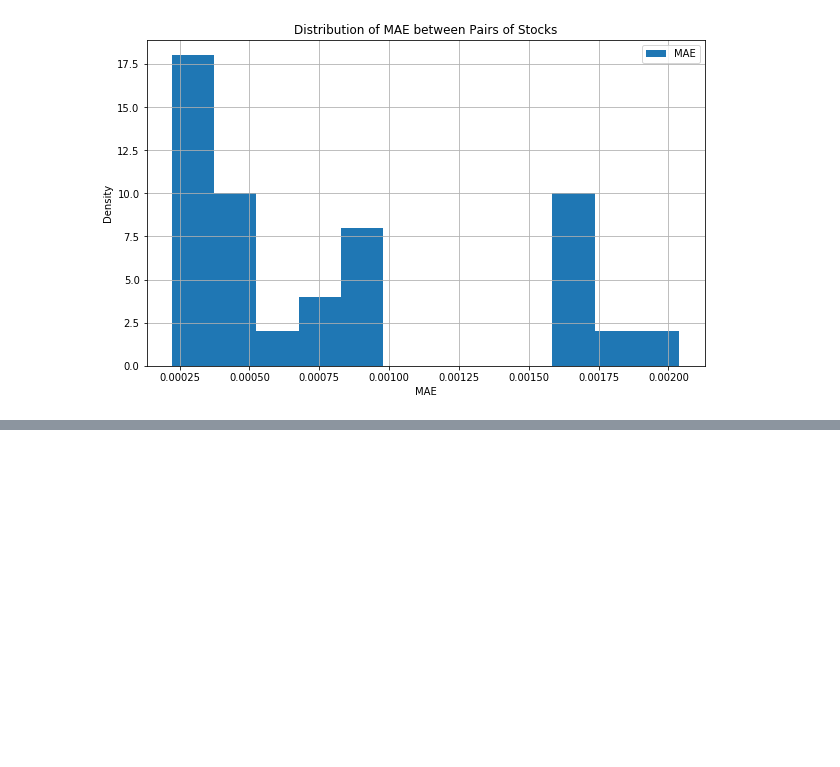
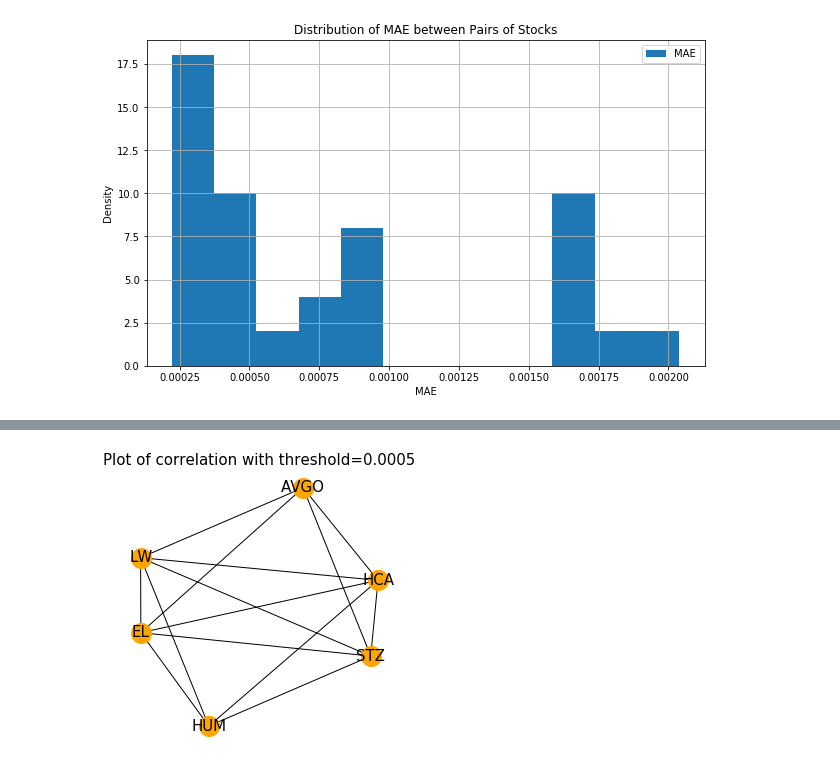
Before and after one commit to yhl116/FSPCW, a Jupyter notebook: part5/Graphs in Finance.ipynb, the cells around one changed output, grey strips where cells are left out. Cells and saved outputs as stored; diff of their text form; code cells hidden in the pictures; blank space fills up the shorter version.

```diff
--- a/part5/Graphs in Finance.ipynb
+++ b/part5/Graphs in Finance.ipynb
@@ -454,0 +479,5 @@ Text(0, 0.5, 'Density')
+# %%
+draw_mae_graph(chosen_stock_return, threshold=0.0005)
+plt.savefig("images//mae_graph_congested")
+# %% [output]
+[figure, added]
```
Also changed, not shown: parts of 5 cells of this notebook, 4 other files.
